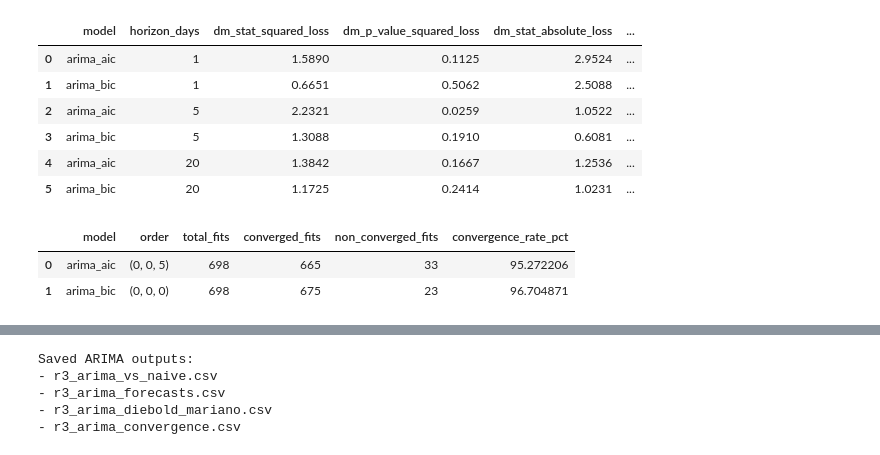
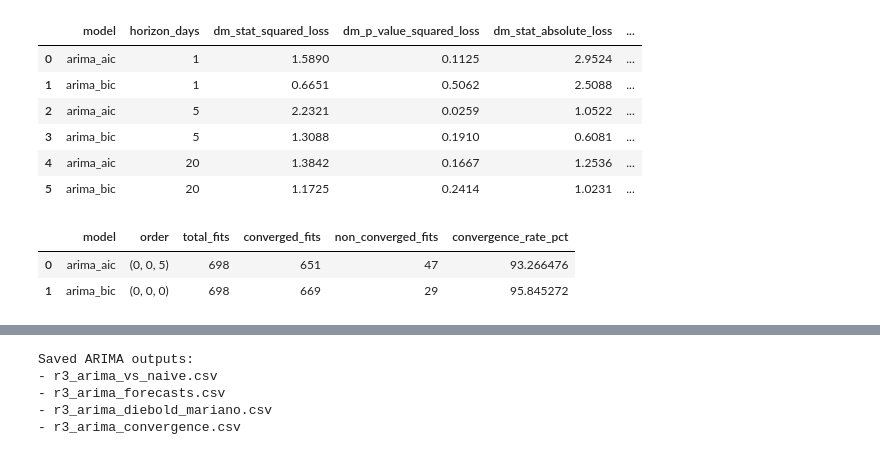
Before and after one commit to nholguinrh/DAMO-699-Capstone-project-GRP5, a Jupyter notebook: notebooks/03_models/arima_baseline.ipynb, the cells around one changed output, grey strips where cells are left out. Drawn from its saved outputs; the diff is of its cells as text; code cells hidden in the pictures.

```diff
--- a/notebooks/03_models/arima_baseline.ipynb
+++ b/notebooks/03_models/arima_baseline.ipynb
@@ -139,7 +115,7 @@ cpi = pd.read_csv(
     parse_dates=["reference_month", "release_date"]
 )
 
-# Same five-variable alignment used by the VAR baselines
+# Same six-variable alignment used by the Round 3 baselines
 daily = (
     boc.merge(fred, on="date", how="inner")
        .sort_values("date")
@@ -148,12 +124,16 @@ daily = (
 
 # Compute CPI YoY before expanding monthly releases to daily frequency
 cpi_monthly = cpi.sort_values("reference_month").copy()
+
 cpi_monthly["cpi_yoy"] = (
     cpi_monthly["cpi_all_items"].pct_change(12) * 100
 )
 
+# Guard against missing or duplicated CPI release dates before the daily merge
 cpi_daily = (
     cpi_monthly[["release_date", "cpi_yoy"]]
+    .dropna(subset=["release_date"])
+    .drop_duplicates(subset="release_date", keep="last")
     .rename(columns={"release_date": "date"})
     .sort_values("date")
 )
@@ -164,6 +144,12 @@ daily = (
          .reset_index(drop=True)
 )
 
+# Prevent CPI merge fan-out from silently duplicating daily observations
+assert daily["date"].is_unique, (
+    "CPI merge introduced duplicate daily dates"
+)
+
+# Carry the latest released CPI YoY value forward until the next release
 daily["cpi_yoy"] = daily["cpi_yoy"].ffill()
 
 COMMON_FEATURES = ROUND3_FEATURES
@@ -564,53 +576,31 @@ dm_results_df.round(4)
 | 4 | arima_aic | 20 | 1.3842 | 0.1667 | 1.2536 | ... |
 | 5 | arima_bic | 20 | 1.1725 | 0.2414 | 1.0231 | ... |
 # %%
-# Convergence diagnostic across expanding windows
-
-convergence_records = []
-
-for origin in range(MIN_TRAIN, len(arima_diff) - max(HORIZONS), STEP):
-    train_diff = arima_diff.iloc[:origin][TARGET].astype(float)
-
-    for model_name, order in ARIMA_ORDERS.items():
-        fit = ARIMA(
-            train_diff,
-            order=order,
-            trend="c"
-        ).fit()
-
-        convergence_records.append({
-            "origin": origin,
-            "origin_date": aligned_arima_levels.loc[origin - 1, "date"],
-            "model": model_name,
-            "order": str(order),
-            "converged": bool(fit.mle_retvals.get("converged", True)),
-        })
-
-convergence_df = pd.DataFrame(convergence_records)
+# Summarize convergence captured during the main forecasting loop
 
 convergence_summary = (
     convergence_df
     .groupby(["model", "order"])["converged"]
     .agg(
         total_fits="count",
         converged_fits="sum"
     )
     .reset_index()
 )
 
 convergence_summary["non_converged_fits"] = (
     convergence_summary["total_fits"]
     - convergence_summary["converged_fits"]
 )
 
 convergence_summary["convergence_rate_pct"] = (
     convergence_summary["converged_fits"]
     / convergence_summary["total_fits"]
     * 100
 )
 
 convergence_summary
 # %% [output]
 |  | model | order | total_fits | converged_fits | non_converged_fits | convergence_rate_pct |
-| 0 | arima_aic | (0, 0, 5) | 698 | 665 | 33 | 95.272206 |
-| 1 | arima_bic | (0, 0, 0) | 698 | 675 | 23 | 96.704871 |
+| 0 | arima_aic | (0, 0, 5) | 698 | 651 | 47 | 93.266476 |
+| 1 | arima_bic | (0, 0, 0) | 698 | 669 | 29 | 95.845272 |
```
Also changed, not shown: parts of 7 cells of this notebook, 4 other files.
